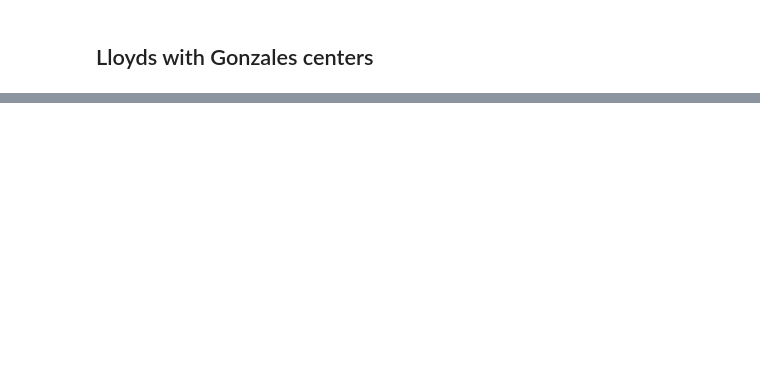
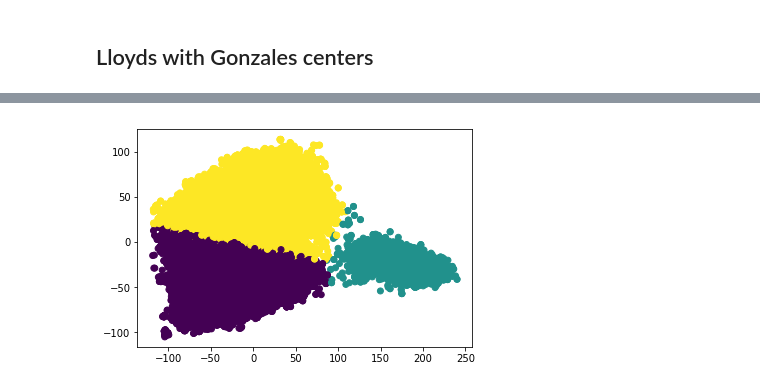
Before and after one commit to kirangadhave/datamining-class-project, a Jupyter notebook: Clustering.ipynb, the cells around one changed output, grey strips where cells are left out. Cells and saved outputs as stored; diff of their text form; code cells hidden in the pictures; blank space fills up the shorter version.

```diff
--- a/Clustering.ipynb
+++ b/Clustering.ipynb
@@ -222,0 +305,11 @@ plot_clusters(ll_g_clusters)
+# %%
+# db = DBSCAN(eps=50, min_samples=2).fit_predict(vectorized_players)
+
+# print(max(db))
+# print(min(db))
+# print(len(set(db)))
+
+plt.scatter(pca_dataset[:,0], pca_dataset[:,1], c=kmeans.labels_)
+plt.show()
+# %% [output]
+[figure, added]
```
Also changed, not shown: parts of 11 cells of this notebook, 3 other files.
